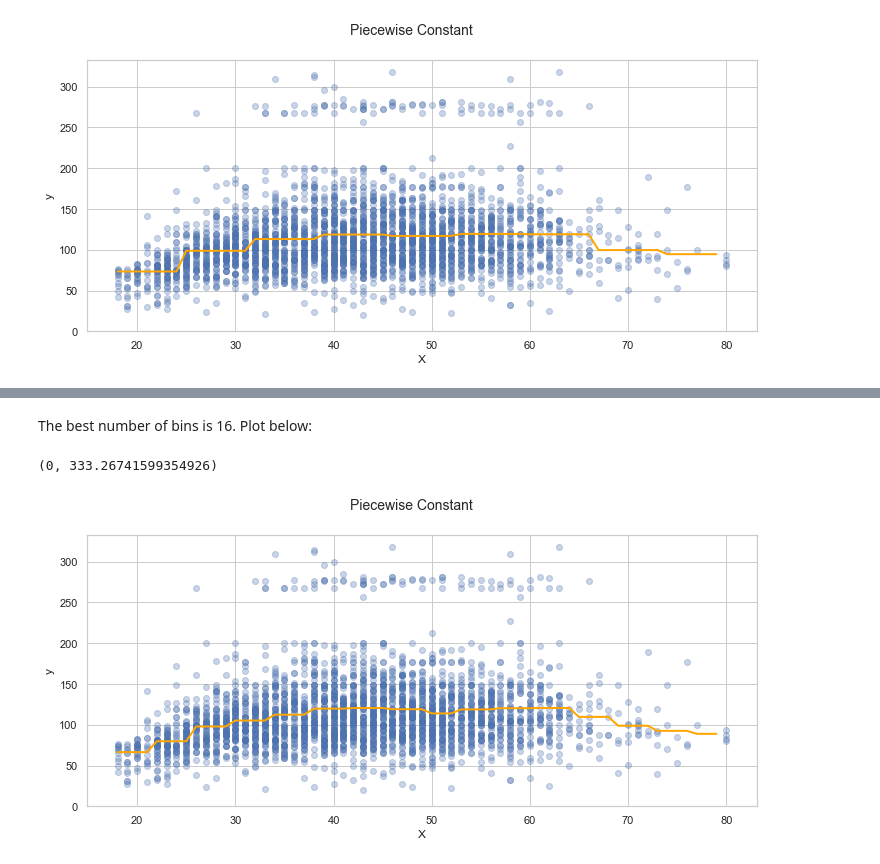
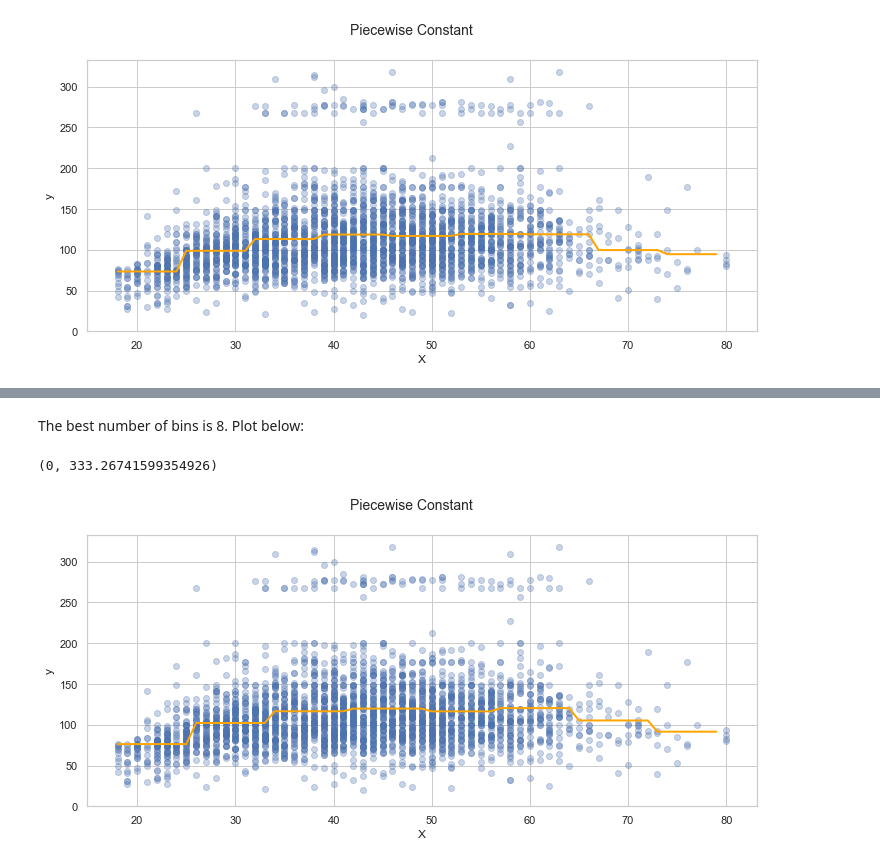
Before and after one commit to wllgrnt/islr-python-examples, a Jupyter notebook: Chapter7/question6.ipynb, the cells around one changed output, grey strips where cells are left out. Drawn from its saved outputs; the diff is of its cells as text; code cells hidden in the pictures.

```diff
--- a/Chapter7/question6.ipynb
+++ b/Chapter7/question6.ipynb
@@ -295,20 +299,20 @@ max(scores, key=lambda x: x[1])
 # %% [markdown]
-The best number of bins is 16. Plot below:
+The best number of bins is 8. Plot below:
 # %%
-bestStepFunction =StepFunctionOLS(number_of_bins=16)
+bestStepFunction =StepFunctionOLS(number_of_bins=8)
 bestStepFunction.fit(wage_data.age, wage_data.wage)
 
 x_grid = np.arange(X.min(), X.max())
 y_pred = bestStepFunction.predict(x_grid)
 
 # Plot the fit
 fig, ax = plt.subplots(figsize = (12,5))
 fig.suptitle('Piecewise Constant', fontsize = 14)
 ax.scatter(wage_data.age, wage_data.wage, alpha = 0.3)
 ax.plot(x_grid, y_pred, c="orange", lw=2)
 ax.set_xlabel('X')
 ax.set_ylabel('y')
 ax.set_ylim(bottom = 0)
 # %% [output]
 (0, 333.26741599354926)
-[figure, old version]
+[figure, new version]
```
Also changed, not shown: parts of 2 cells of this notebook, 1 other file.
